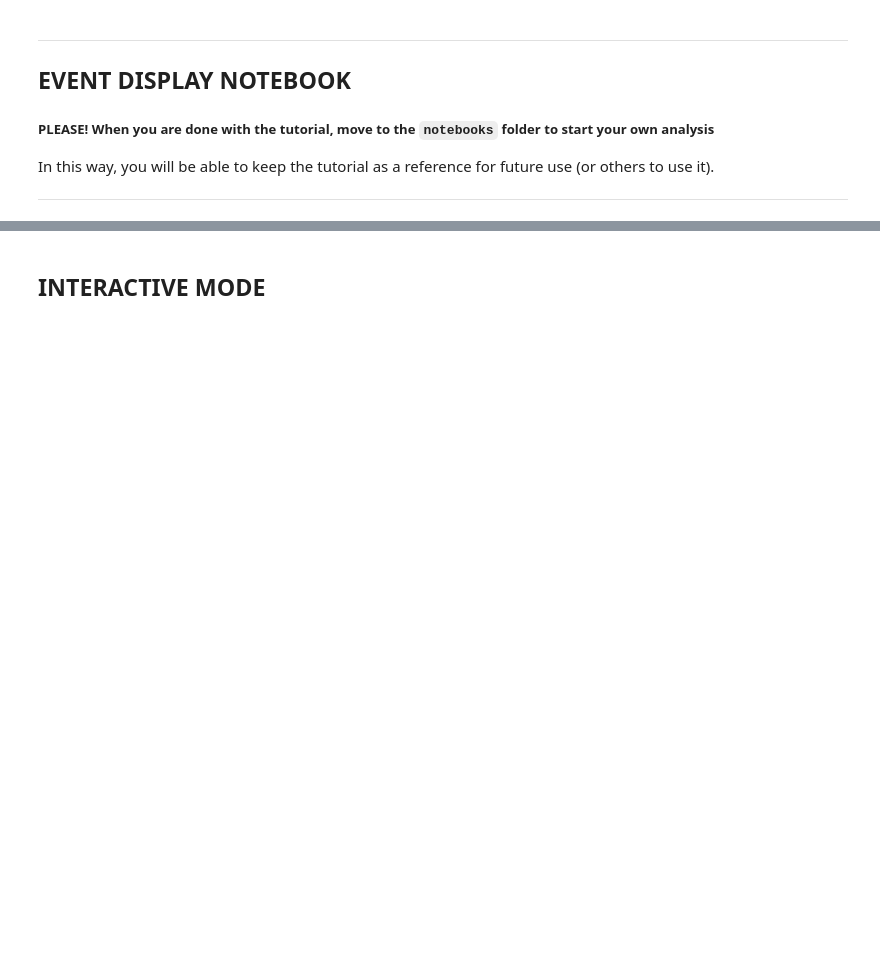
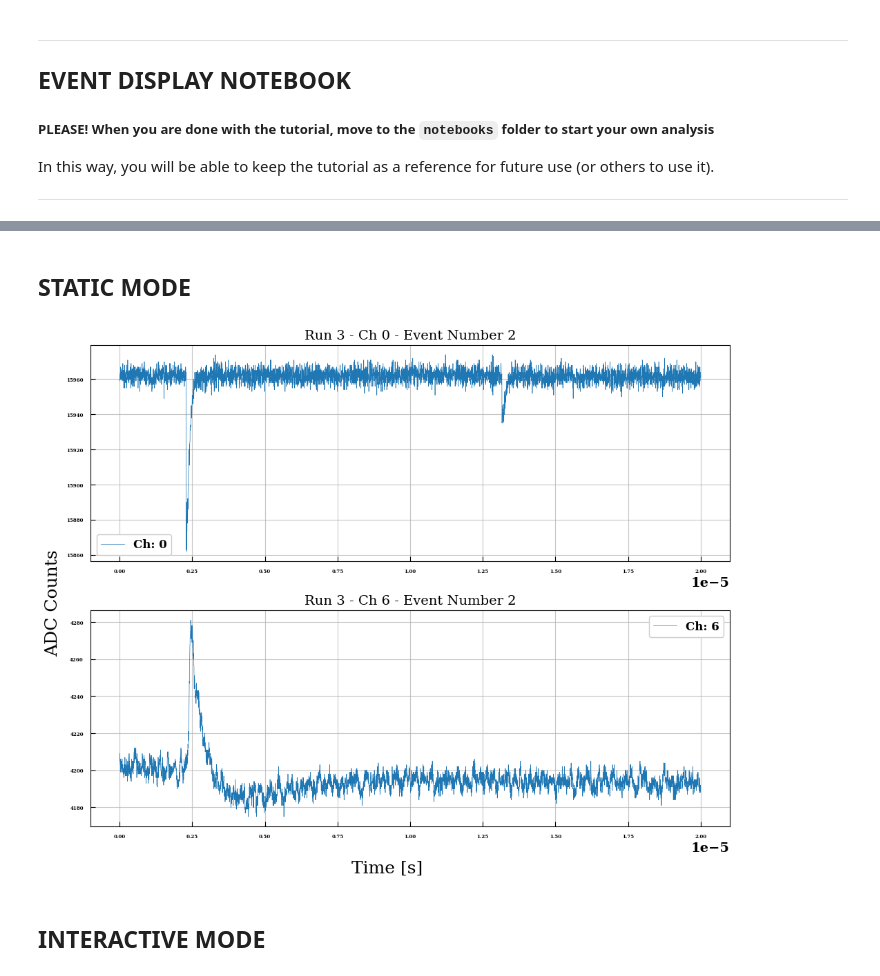
Before and after one commit to CIEMAT-Neutrino/SCINT, a Jupyter notebook: 00TUTORIAL/03EventDisplay.ipynb, the cells around one changed output, grey strips where cells are left out. Drawn from its saved outputs; the diff is of its cells as text; code cells hidden in the pictures; blank space fills up the shorter version.

```diff
--- a/00TUTORIAL/03EventDisplay.ipynb
+++ b/00TUTORIAL/03EventDisplay.ipynb
@@ -16,0 +16,2 @@ You have latex installed!. Applying default configuration (tex=True)
+# %% [markdown]
+## STATIC MODE
@@ -17,3 +32,59 @@ You have latex installed!. Applying default configuration (tex=True)
+# %%
+INPUT_FILE = "TUTORIAL"; OV = 1; PRESET ="RAW"
+info = read_input_file(INPUT_FILE)  # Read input file
+channels = [0,6]
+
+#-------------------------------- LOAD RUNS ---------------------------------#
+run_keys = ["CALIB_RUNS","LIGHT_RUNS","ALPHA_RUNS","MUONS_RUNS","NOISE_RUNS"]
+nruns = dict.fromkeys(run_keys)
+for key in run_keys:
+    try:               nruns[key] = info[key][OV] # Store runs in dictionary
+    except IndexError: nruns.pop(key)
+print(nruns)
+
+runs = dict.fromkeys(nruns.keys())
+for run in runs: runs[run] = load_npy(np.asarray([nruns[run]]).astype(int),np.asarray(channels).astype(int),preset=PRESET,info=info,compressed=True)
+#----------------------------------------------------------------------------#
+# %%
+RUN2PLOT = "CALIB_RUNS"; EVENT2PLOT = 2
+
+nch=len(channels); ncol=int((nch+1)/2); nrow=int((nch)/2); z=0; axs = []
+if nch < 4:
+        fig, ax = plt.subplots(nch ,1, figsize = (10,8))
+        axs = ax.T.flatten();
+        if nch == 1: axs.append(ax)
+        else: axs = ax
+else: fig, ax = plt.subplots(dpi=200,ncols= ncol,nrows=nrow,figsize=[8,3],sharex=True)
+
+for c,ch in enumerate(channels):
+        i = int(z/ncol)
+        j = z%ncol
+
+        time = np.arange(len(runs[RUN2PLOT][runs[RUN2PLOT]["NRun"][0]][ch]["RawADC"][EVENT2PLOT]))*runs[RUN2PLOT][runs[RUN2PLOT]["NRun"][0]][ch]["Sampling"]
+        RawADC  = runs[RUN2PLOT][runs[RUN2PLOT]["NRun"][0]][ch]["RawADC"][EVENT2PLOT]
+        PedSTD  = runs[RUN2PLOT][runs[RUN2PLOT]["NRun"][0]]["RawPedSTD"][EVENT2PLOT]
+        PedMean = runs[RUN2PLOT][runs[RUN2PLOT]["NRun"][0]]["RawPedMean"][EVENT2PLOT]
+        ax[c].tick_params(axis='both', which='major', labelsize=5)
+        ax[c].grid()
+        ax[c].plot( time,  RawADC,linewidth=.5, label="Ch: "+str(ch))
+        ax[c].plot([0, time[-1]], [PedMean,PedMean],                   color="tab:red"  ,linewidth=.7)
+        ax[c].plot([0, time[-1]], [PedMean+PedSTD,PedMean+PedSTD],"--",color="tab:red"  ,linewidth=.7)
+        ax[c].plot([0, time[-1]], [PedMean-PedSTD,PedMean-PedSTD],"--",color="tab:red"  ,linewidth=.7)
+        ax[c].legend()
+        ax[c].set_title("Run {} - Ch {} - Event Number {}".format(runs[RUN2PLOT]["NRun"][0],ch,EVENT2PLOT),size = 14)
+        ax[c].xaxis.offsetText.set_fontsize(14) # Smaller fontsize for scientific notation
+        ax[c].grid(True, alpha = 0.7)
+
+        del RawADC,PedSTD,PedMean
+        z+=1;
+
+fig.supylabel("ADC Counts")
+fig.supxlabel(r'Time [s]')
+# fig.supxlabel(r'Time [$\mu$s]')
+
+plt.show()
+# %% [output]
+[figure, added]
 # %% [markdown]
 ## INTERACTIVE MODE
 # %%
```
Also changed, not shown: parts of 8 cells of this notebook, 5 other files.
